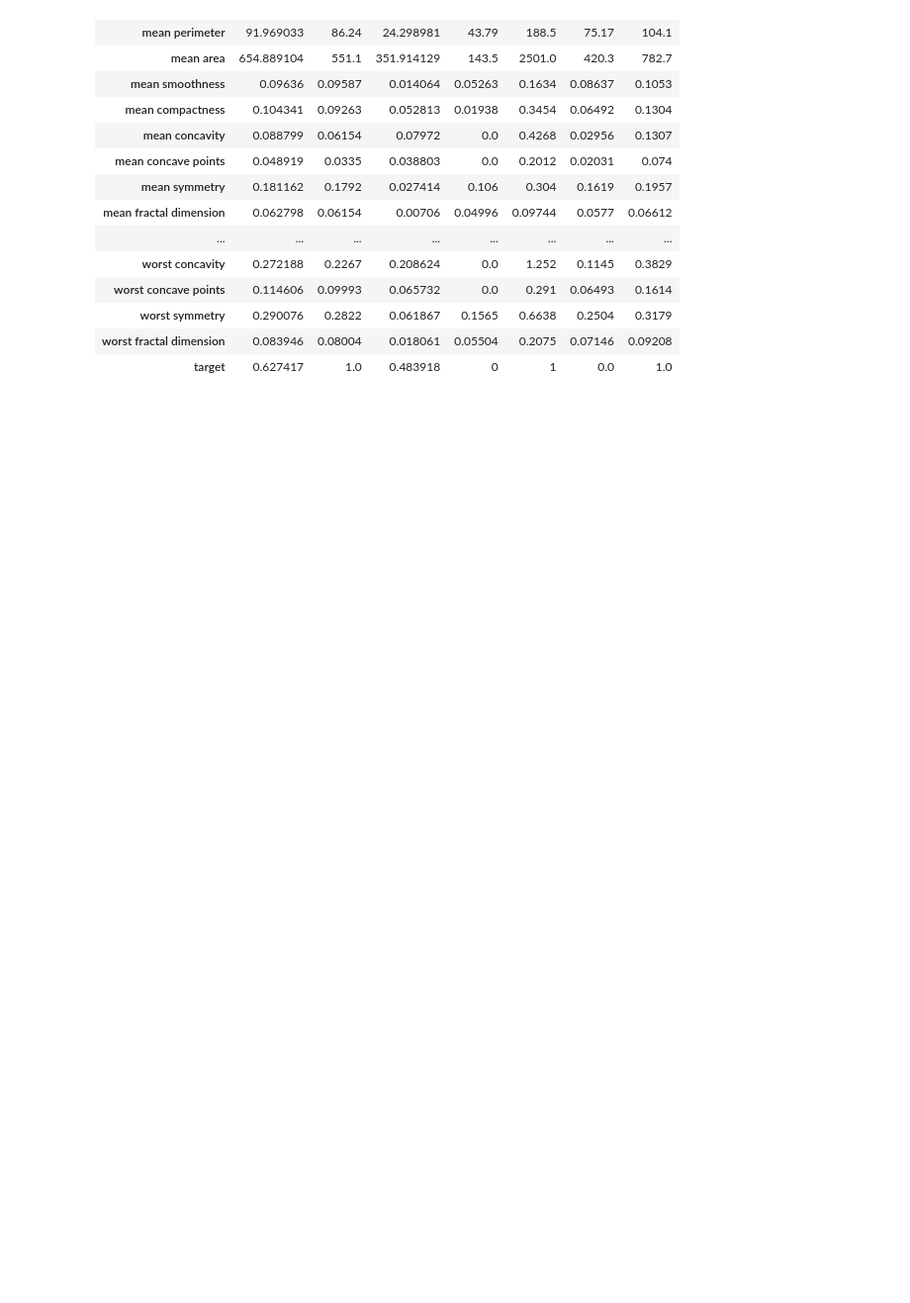
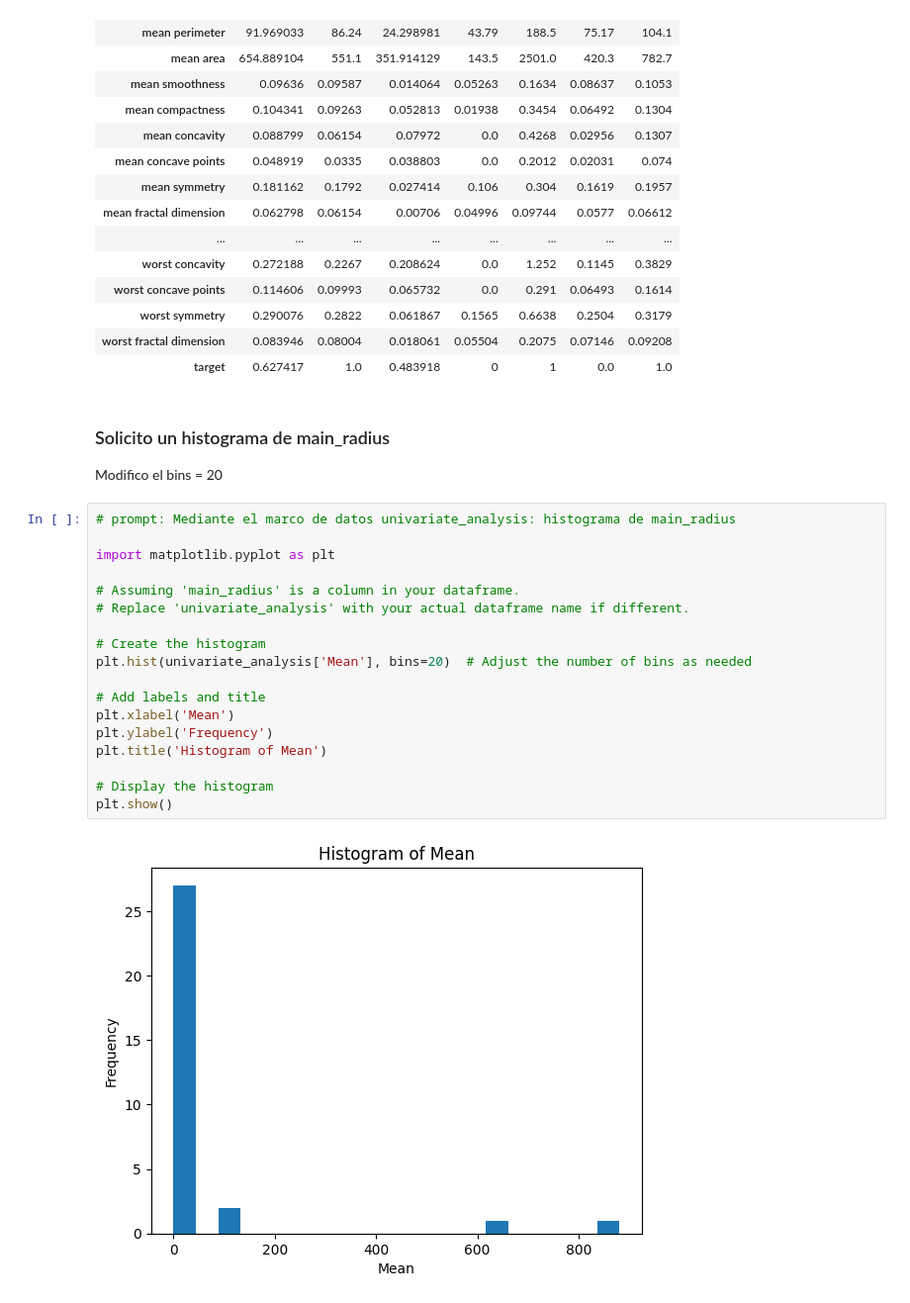
Before and after one commit to mlacasa/AnalisisSeries, a Jupyter notebook: EjemploAnalisisUnivariante.ipynb, the cells around one changed output. Shown at 99% size. Saved outputs shown, nothing was run; the diff lists cells and outputs as text; blank space fills up the shorter version.

```diff
--- a/EjemploAnalisisUnivariante.ipynb
+++ b/EjemploAnalisisUnivariante.ipynb
@@ -118,3 +122,27 @@ univariate_analysis
 | worst symmetry | 0.290076 | 0.2822 | 0.061867 | 0.1565 | 0.6638 | 0.2504 | 0.3179 |
 | worst fractal dimension | 0.083946 | 0.08004 | 0.018061 | 0.05504 | 0.2075 | 0.07146 | 0.09208 |
 | target | 0.627417 | 1.0 | 0.483918 | 0 | 1 | 0.0 | 1.0 |
+# %% [markdown]
+### Solicito un histograma de main_radius
+
+Modifico el bins = 20
+# %%
+# prompt: Mediante el marco de datos univariate_analysis: histograma de main_radius
+
+import matplotlib.pyplot as plt
+
+# Assuming 'main_radius' is a column in your dataframe.
+# Replace 'univariate_analysis' with your actual dataframe name if different.
+
+# Create the histogram
+plt.hist(univariate_analysis['Mean'], bins=20)  # Adjust the number of bins as needed
+
+# Add labels and title
+plt.xlabel('Mean')
+plt.ylabel('Frequency')
+plt.title('Histogram of Mean')
+
+# Display the histogram
+plt.show()
+# %% [output]
+[figure, added]
```
Also changed, not shown: parts of 6 cells of this notebook.
